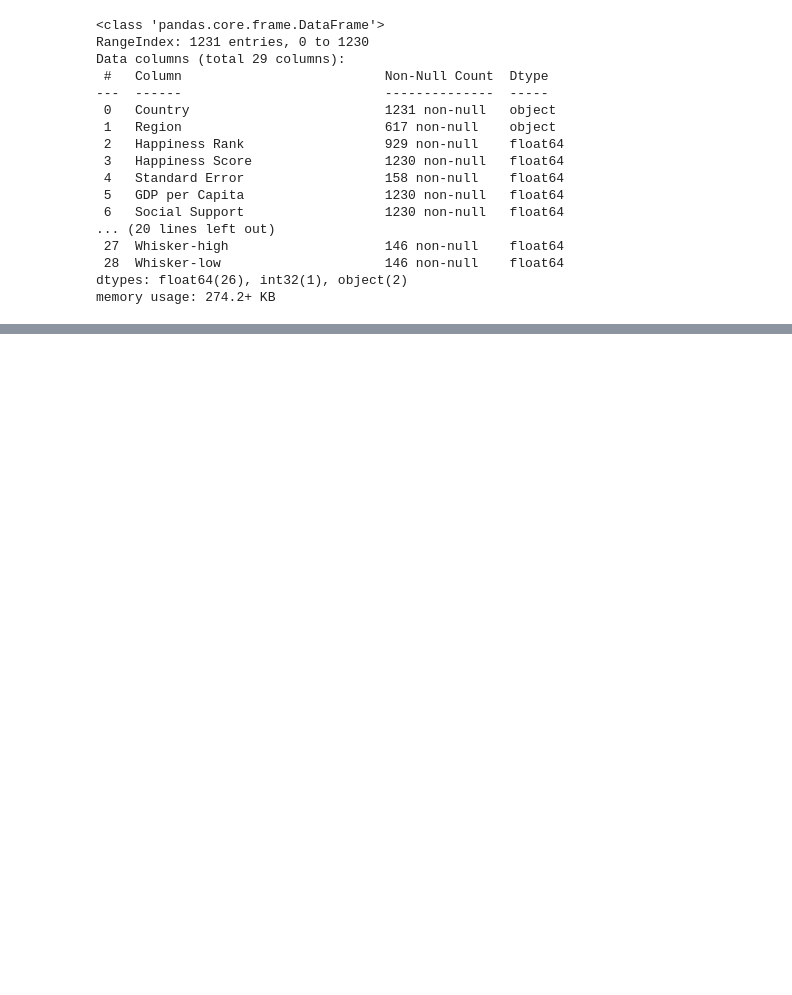
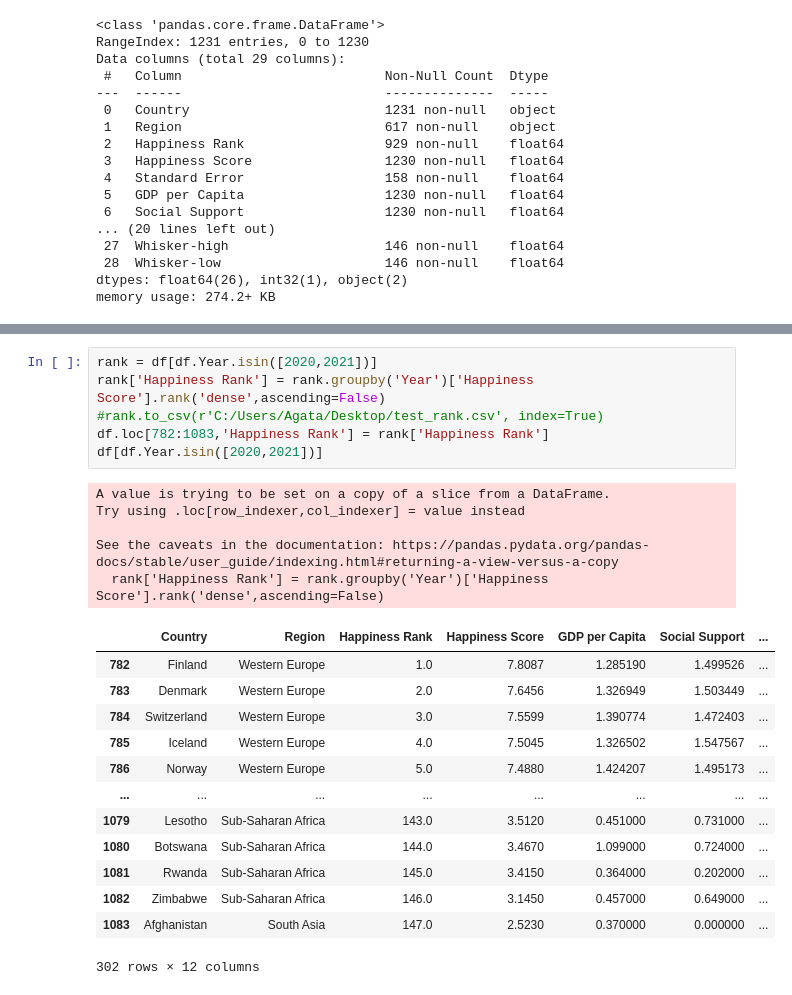
Before and after one commit to ags-de/Happiness-Report, a Jupyter notebook: Data Cleaning.ipynb, the cells around one changed output, grey strips where cells are left out. Drawn from its saved outputs; the diff is of its cells as text; blank space fills up the shorter version.

```diff
--- a/Data Cleaning.ipynb
+++ b/Data Cleaning.ipynb
@@ -255 +251,26 @@ KeyError: 'Year'
+# %%
+rank = df[df.Year.isin([2020,2021])]
+rank['Happiness Rank'] = rank.groupby('Year')['Happiness Score'].rank('dense',ascending=False)
+#rank.to_csv(r'C:/Users/Agata/Desktop/test_rank.csv', index=True)
+df.loc[782:1083,'Happiness Rank'] = rank['Happiness Rank']
+df[df.Year.isin([2020,2021])]
+# %% [output]
+A value is trying to be set on a copy of a slice from a DataFrame.
+Try using .loc[row_indexer,col_indexer] = value instead
+
+See the caveats in the documentation: https://pandas.pydata.org/pandas-docs/stable/user_guide/indexing.html#returning-a-view-versus-a-copy
+  rank['Happiness Rank'] = rank.groupby('Year')['Happiness Score'].rank('dense',ascending=False)
+|  | Country | Region | Happiness Rank | Happiness Score | GDP per Capita | Social Support | ... |
+| 782 | Finland | Western Europe | 1.0 | 7.8087 | 1.285190 | 1.499526 | ... |
+| 783 | Denmark | Western Europe | 2.0 | 7.6456 | 1.326949 | 1.503449 | ... |
+| 784 | Switzerland | Western Europe | 3.0 | 7.5599 | 1.390774 | 1.472403 | ... |
+| 785 | Iceland | Western Europe | 4.0 | 7.5045 | 1.326502 | 1.547567 | ... |
+| 786 | Norway | Western Europe | 5.0 | 7.4880 | 1.424207 | 1.495173 | ... |
+| ... | ... | ... | ... | ... | ... | ... | ... |
+| 1079 | Lesotho | Sub-Saharan Africa | 143.0 | 3.5120 | 0.451000 | 0.731000 | ... |
+| 1080 | Botswana | Sub-Saharan Africa | 144.0 | 3.4670 | 1.099000 | 0.724000 | ... |
+| 1081 | Rwanda | Sub-Saharan Africa | 145.0 | 3.4150 | 0.364000 | 0.202000 | ... |
+| 1082 | Zimbabwe | Sub-Saharan Africa | 146.0 | 3.1450 | 0.457000 | 0.649000 | ... |
+| 1083 | Afghanistan | South Asia | 147.0 | 2.5230 | 0.370000 | 0.000000 | ... |
+302 rows × 12 columns
 # %%
```
Also changed, not shown: parts of 8 cells of this notebook, 2 other files.
